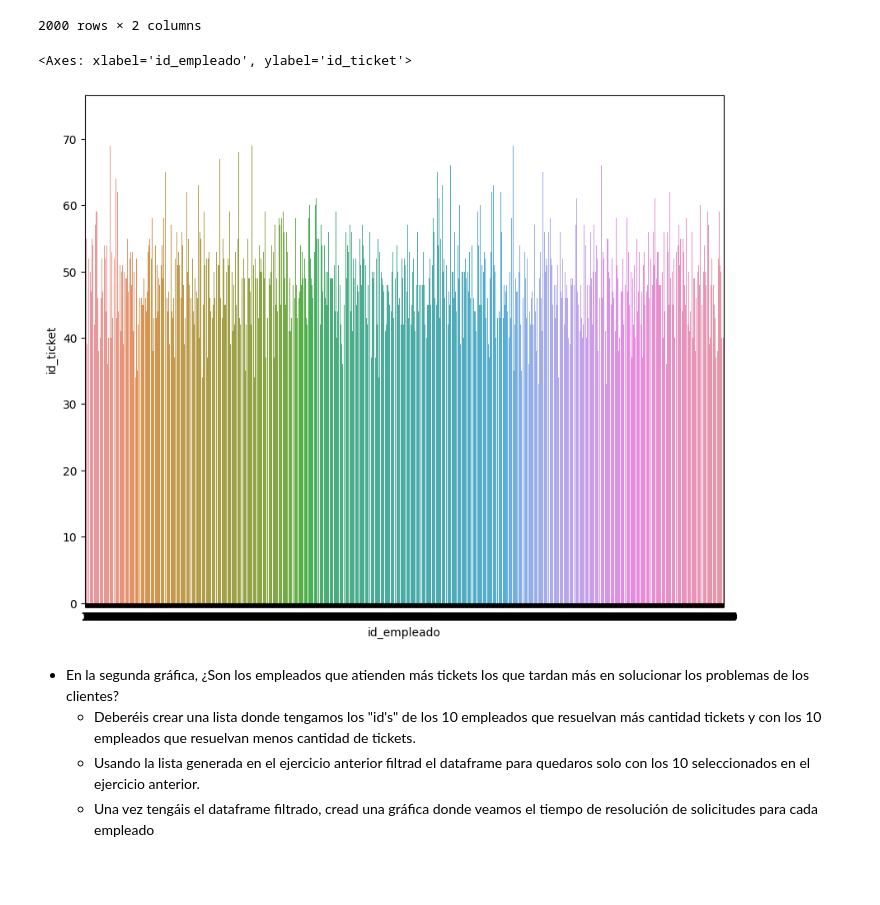
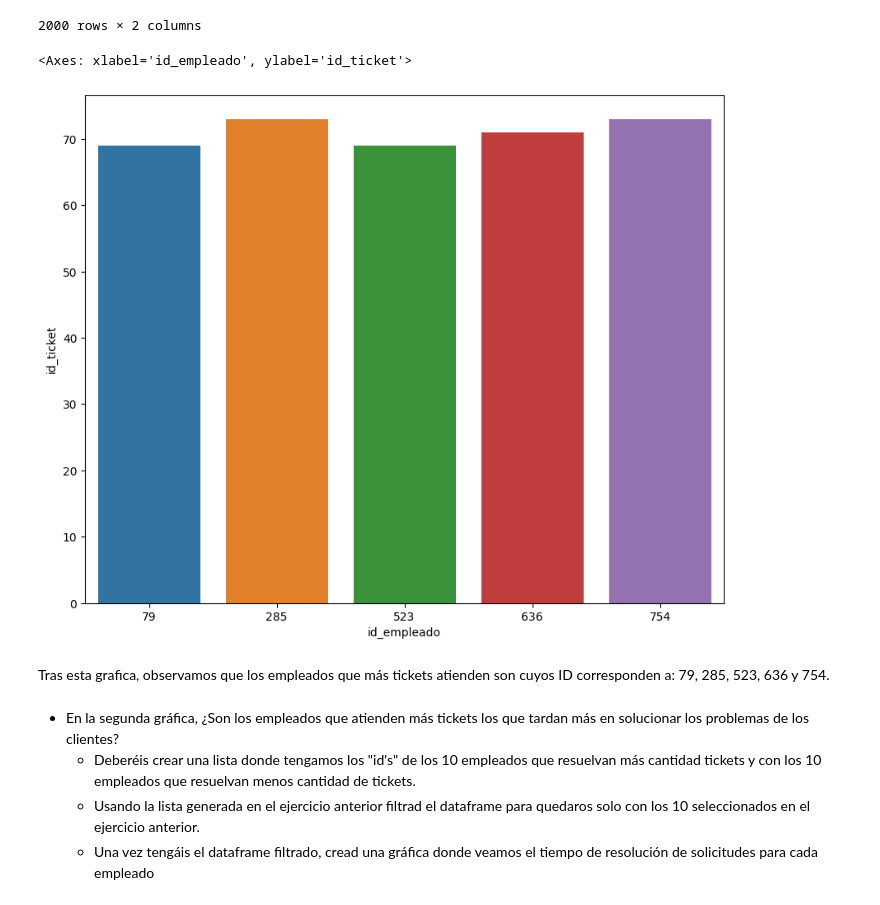
Before and after one commit to anane3373/promoE_modulo2_sprint2_pairprogramming_AnaGuardiayAndreaCabrera, a Jupyter notebook: EDA_pair/EDA3_18_8.ipynb, the cells around one changed output. Saved outputs shown, nothing was run; the diff lists cells and outputs as text; code cells hidden in the pictures; blank space fills up the shorter version.

```diff
--- a/EDA_pair/EDA3_18_8.ipynb
+++ b/EDA_pair/EDA3_18_8.ipynb
@@ -128,11 +126,15 @@ df_empleados_sort_ticket
 | 98 | 99 | 27 |
 | 792 | 793 | 26 |
 2000 rows × 2 columns
+# %%
+df_empleados_sort_ticket_best = df_empleados_sort_ticket.head()
 # %%
-sns.barplot(x = "id_empleado", y = "id_ticket", data = df_empleados_sort_ticket)
+sns.barplot(x = "id_empleado", y = "id_ticket", data = df_empleados_sort_ticket_best)
 # %% [output]
 <Axes: xlabel='id_empleado', ylabel='id_ticket'>
-[figure, old version]
+[figure, new version]
+# %% [markdown]
+Tras esta grafica, observamos que los empleados que más tickets atienden son cuyos ID corresponden a: 79, 285, 523, 636 y 754.
 # %% [markdown]
 - En la segunda gráfica, ¿Son los empleados que atienden más tickets los que tardan más en solucionar los problemas de los clientes?
   - Deberéis crear una lista donde tengamos los "id's" de los 10 empleados que resuelvan más cantidad tickets y con los 10 empleados que resuelvan menos cantidad de tickets.
```
Also changed, not shown: parts of 11 cells of this notebook, 10 other files.
